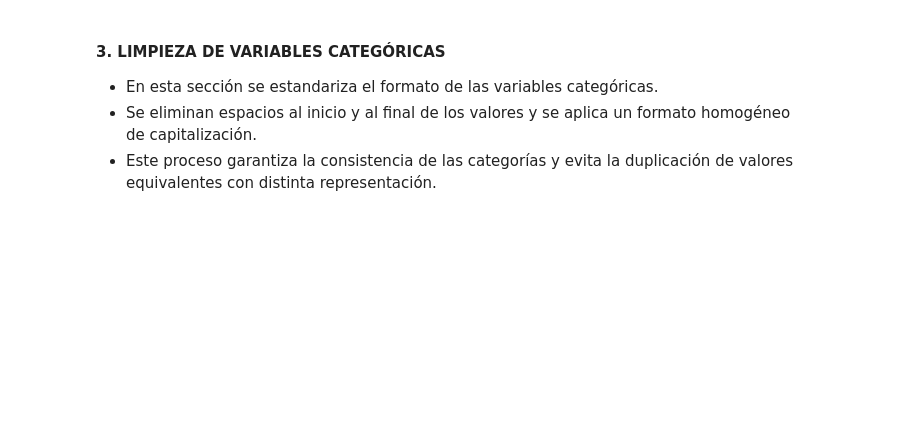
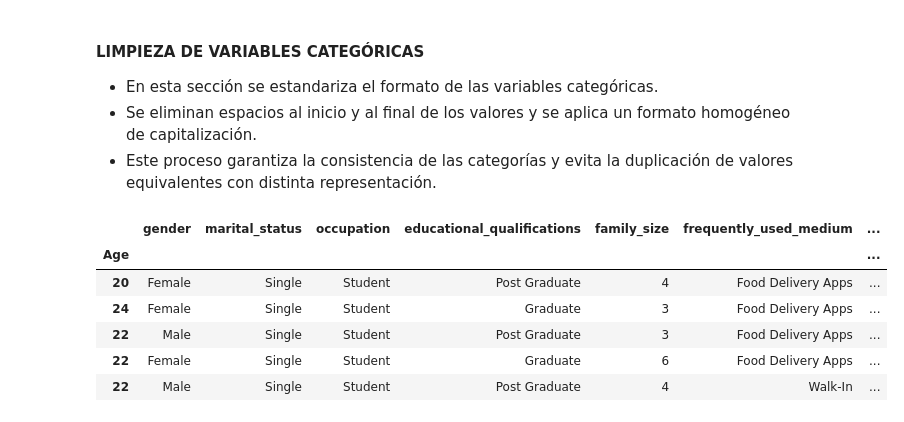
Before and after one commit to Valentina-Castillo/Proyecto_modulo_4_PowerBI, a Jupyter notebook: Notebooks/02_data_cleaning.ipynb, the cells around one changed output. Cells and saved outputs as stored; diff of their text form; code cells hidden in the pictures; blank space fills up the shorter version.

```diff
--- a/Notebooks/02_data_cleaning.ipynb
+++ b/Notebooks/02_data_cleaning.ipynb
@@ -130,0 +141,2 @@ Transformaciones aplicadas:
+# %%
+df1.columns = normalizar_nombres_columnas(df1.columns)
@@ -131,5 +185,5 @@ Transformaciones aplicadas:
 # %% [markdown]
-#### **3. LIMPIEZA DE VARIABLES CATEGÓRICAS**
+#### **LIMPIEZA DE VARIABLES CATEGÓRICAS**
 
 - En esta sección se estandariza el formato de las variables categóricas.
 - Se eliminan espacios al inicio y al final de los valores y se aplica un formato homogéneo de capitalización.
@@ -164,6 +218,17 @@ def limpiar_categoricas(df, columnas=None):
         df[col] = df[col].str.strip().str.title()
 
     return df
+# %%
+df1 = limpiar_categoricas(df1)
+df1.head()
+# %% [output]
+|  | gender | marital_status | occupation | educational_qualifications | family_size | frequently_used_medium | ... |
+| Age |  |  |  |  |  |  | ... |
+| 20 | Female | Single | Student | Post Graduate | 4 | Food Delivery Apps | ... |
+| 24 | Female | Single | Student | Graduate | 3 | Food Delivery Apps | ... |
+| 22 | Male | Single | Student | Post Graduate | 3 | Food Delivery Apps | ... |
+| 22 | Female | Single | Student | Graduate | 6 | Food Delivery Apps | ... |
+| 22 | Male | Single | Student | Post Graduate | 4 | Walk-In | ... |
 # %%
 df2 = limpiar_categoricas(df2)
 df2.head()
```
Also changed, not shown: parts of 26 cells of this notebook, 2 other files.
